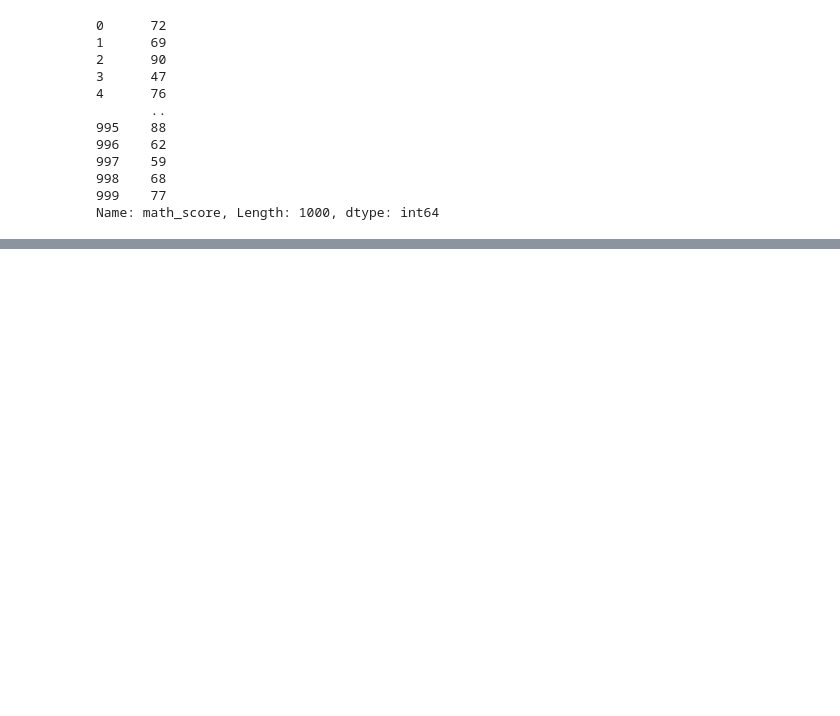
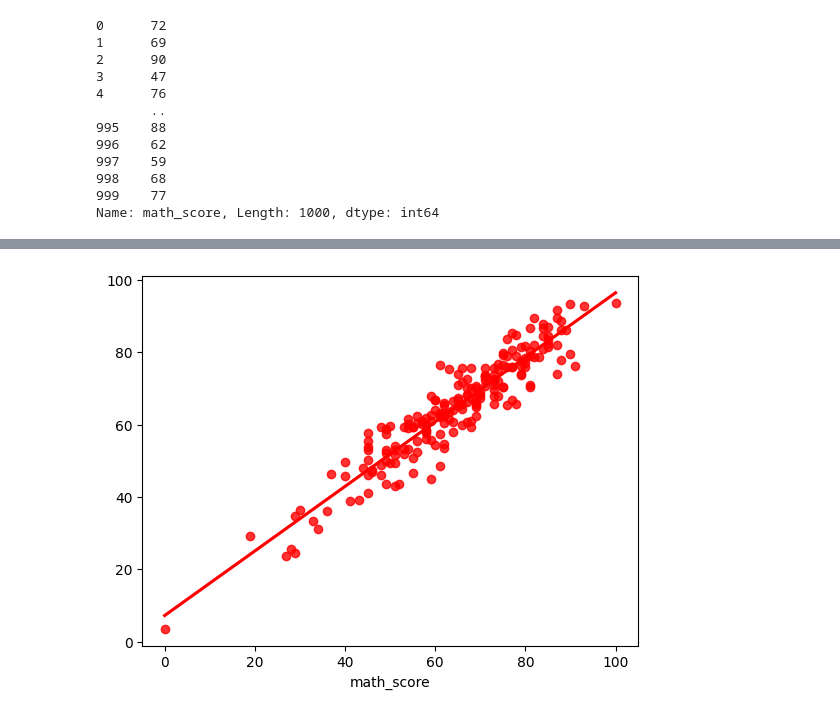
Before and after one commit to siddyy07/Student_Performance-Analysis-Prediction, a Jupyter notebook: notebook/2. MODEL TRAINING.ipynb, the cells around one changed output, grey strips where cells are left out. Drawn from its saved outputs; the diff is of its cells as text; code cells hidden in the pictures; blank space fills up the shorter version.

```diff
--- a/notebook/2. MODEL TRAINING.ipynb
+++ b/notebook/2. MODEL TRAINING.ipynb
@@ -76,0 +231,4 @@ Name: math_score, Length: 1000, dtype: int64
+# %%
+sns.regplot(x=y_test,y=y_pred,ci=None,color ='red');
+# %% [output]
+[figure, added]
```
Also changed, not shown: parts of 19 cells of this notebook.
